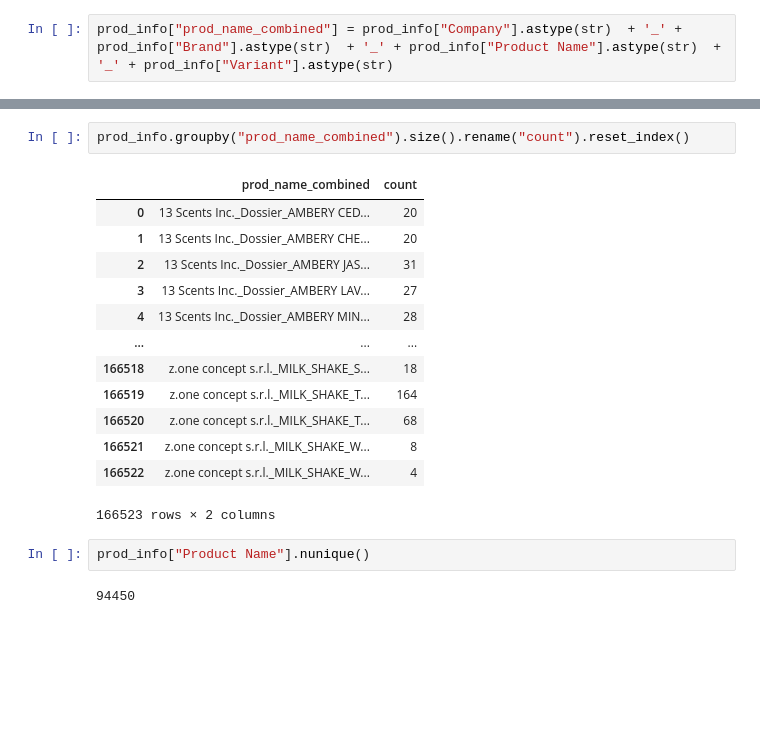
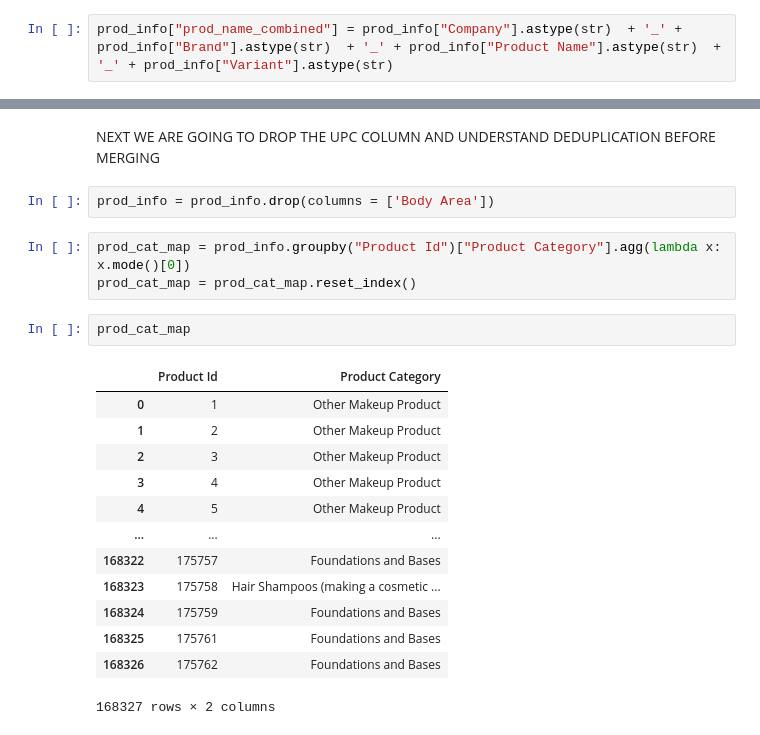
Before and after one commit to meisili/bna-data-duo, a Jupyter notebook: merge_check.ipynb, the cells around one changed output, grey strips where cells are left out. Saved outputs shown, nothing was run; the diff lists cells and outputs as text; blank space fills up the shorter version.

```diff
--- a/merge_check.ipynb
+++ b/merge_check.ipynb
@@ -590,20 +602,23 @@ prod_info["prod_name_combined"].nunique()
-# %%
-prod_info.groupby("prod_name_combined").size().rename("count").reset_index()
-# %% [output]
-|  | prod_name_combined | count |
-| 0 | 13 Scents Inc._Dossier_AMBERY CED... | 20 |
-| 1 | 13 Scents Inc._Dossier_AMBERY CHE... | 20 |
-| 2 | 13 Scents Inc._Dossier_AMBERY JAS... | 31 |
-| 3 | 13 Scents Inc._Dossier_AMBERY LAV... | 27 |
-| 4 | 13 Scents Inc._Dossier_AMBERY MIN... | 28 |
-| ... | ... | ... |
-| 166518 | z.one concept s.r.l._MILK_SHAKE_S... | 18 |
-| 166519 | z.one concept s.r.l._MILK_SHAKE_T... | 164 |
-| 166520 | z.one concept s.r.l._MILK_SHAKE_T... | 68 |
-| 166521 | z.one concept s.r.l._MILK_SHAKE_W... | 8 |
-| 166522 | z.one concept s.r.l._MILK_SHAKE_W... | 4 |
-166523 rows × 2 columns
-# %%
-prod_info["Product Name"].nunique()
-# %% [output]
-94450
+# %% [markdown]
+NEXT WE ARE GOING TO DROP THE UPC COLUMN AND UNDERSTAND DEDUPLICATION BEFORE MERGING
+# %%
+prod_info = prod_info.drop(columns = ['Body Area'])
+# %%
+prod_cat_map = prod_info.groupby("Product Id")["Product Category"].agg(lambda x: x.mode()[0])
+prod_cat_map = prod_cat_map.reset_index()
+# %%
+prod_cat_map
+# %% [output]
+|  | Product Id | Product Category |
+| 0 | 1 | Other Makeup Product |
+| 1 | 2 | Other Makeup Product |
+| 2 | 3 | Other Makeup Product |
+| 3 | 4 | Other Makeup Product |
+| 4 | 5 | Other Makeup Product |
+| ... | ... | ... |
+| 168322 | 175757 | Foundations and Bases |
+| 168323 | 175758 | Hair Shampoos (making a cosmetic ... |
+| 168324 | 175759 | Foundations and Bases |
+| 168325 | 175761 | Foundations and Bases |
+| 168326 | 175762 | Foundations and Bases |
+168327 rows × 2 columns
```
Also changed, not shown: parts of 29 cells of this notebook.
